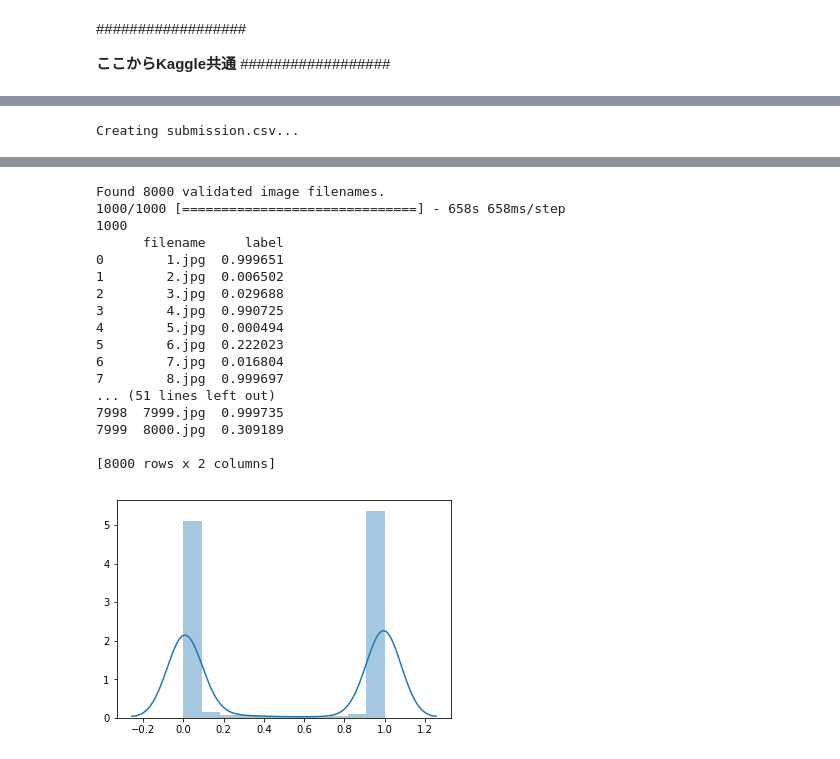
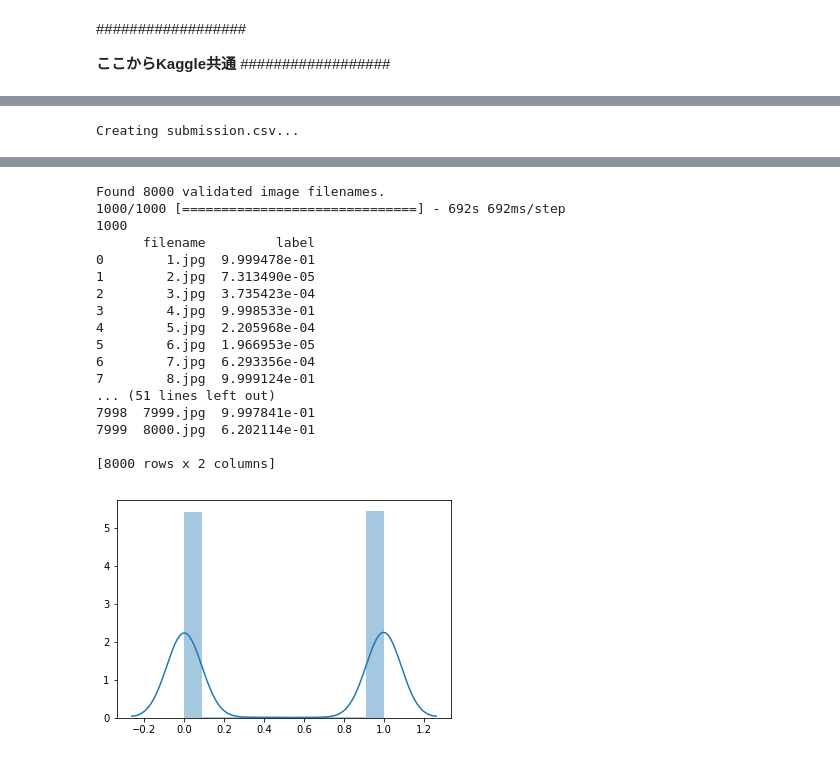
Before and after one commit to muraryu/dogcat, a Jupyter notebook: dogcat_mura.ipynb, the cells around one changed output, grey strips where cells are left out. Saved outputs shown, nothing was run; the diff lists cells and outputs as text; code cells hidden in the pictures.

```diff
--- a/dogcat_mura.ipynb
+++ b/dogcat_mura.ipynb
@@ -699,6 +690,19 @@ os.makedirs(test_preprocessed_dir, exist_ok=True)
 # testデータ前処理
 for path in tqdm(test_df['filename']):
     img = Image.open(test_dir + path)
+
+    # 正方形になるように余白追加
+    width, height = img.size
+    if height == width:
+        #print('height == width')
+        pass
+    elif height > width:
+        #print('height > width')
+        img = img.crop((-(height-width)/2, 0, width+(height-width)/2, height))
+    else:
+        #print('height < width')
+        img = img.crop((0, -((width-height)/2), width, height+(width-height)/2))
+
     img = img.resize((value_space["width_x_height"][near_vector["width_x_height"]], value_space["width_x_height"][near_vector["width_x_height"]]))
     img.save(test_preprocessed_dir + path)
 
@@ -722,46 +726,46 @@ print(len(test_generator))
 
 # testデータ予測結果の表示
 sns.distplot(np.reshape(preds, (-1,)))
 
 # submissionファイルの生成
 submission = pd.read_csv(sample_submission_path)
 submission['label'] = np.reshape(preds, (-1,))
 submission.to_csv('submission.csv', index=False)
 print(submission)
 #submission.head()
 
 # (参考)CSVダウンロードリンクの生成
 create_download_link(submission)
 
 # %% [code]
 # (参考)CSVダウンロードリンクの生成
 create_download_link(submission)
 
 # %% [code]
 import shutil
 #shutil.rmtree(train_preprocessed_dir)
 #shutil.rmtree(test_preprocessed_dir)# %% [markdown]
 # %% [output]
 Creating submission.csv...
 [interactive output not drawn]
 Found 8000 validated image filenames.
-1000/1000 [==============================] - 658s 658ms/step
+1000/1000 [==============================] - 692s 692ms/step
 1000
-      filename     label
-0        1.jpg  0.999651
-1        2.jpg  0.006502
-2        3.jpg  0.029688
-3        4.jpg  0.990725
-4        5.jpg  0.000494
-5        6.jpg  0.222023
-6        7.jpg  0.016804
-7        8.jpg  0.999697
+      filename         label
+0        1.jpg  9.999478e-01
+1        2.jpg  7.313490e-05
+2        3.jpg  3.735423e-04
+3        4.jpg  9.998533e-01
+4        5.jpg  2.205968e-04
+5        6.jpg  1.966953e-05
+6        7.jpg  6.293356e-04
+7        8.jpg  9.999124e-01
 ... (51 lines left out)
-7998  7999.jpg  0.999735
-7999  8000.jpg  0.309189
+7998  7999.jpg  9.997841e-01
+7999  8000.jpg  6.202114e-01
 
 [8000 rows x 2 columns]
-[figure, old version]
+[figure, new version]
 # %%
 # Binning & 確信度が低いファイル名表示
 import csv
```
Also changed, not shown: parts of 8 cells of this notebook.
